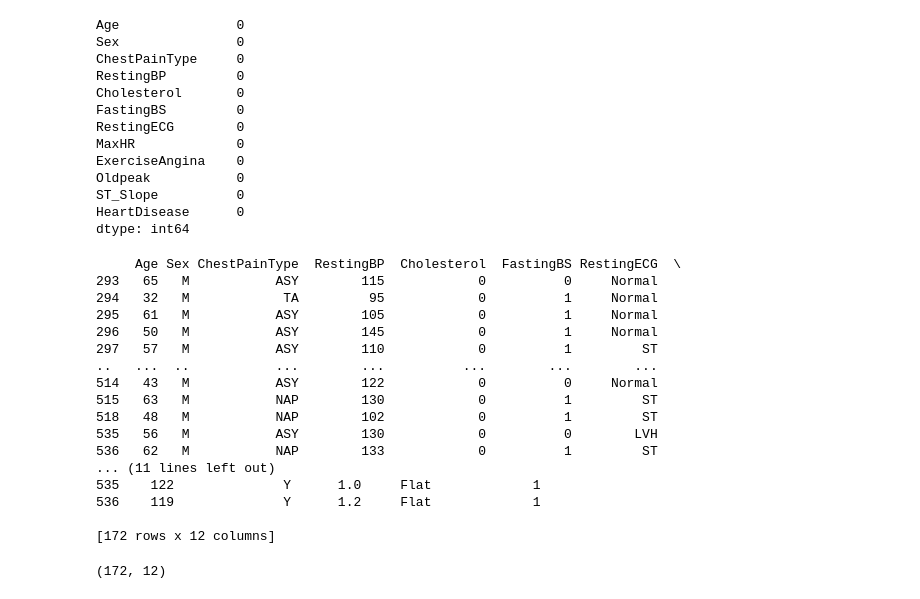
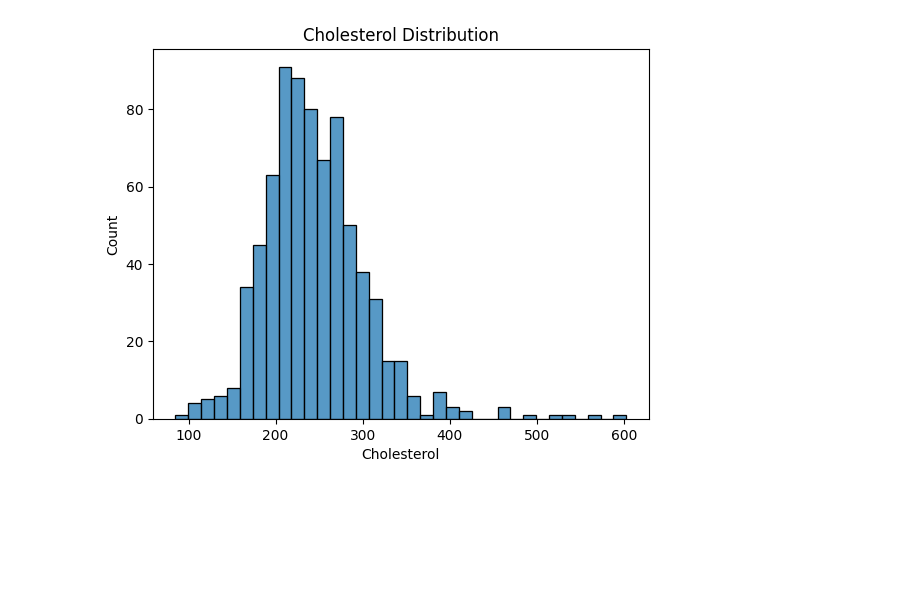
Before and after one commit to handrelos/heart-dataproject, a Jupyter notebook: heart-data-project.ipynb, the cells around one changed output. Drawn from its saved outputs; the diff is of its cells as text; code cells hidden in the pictures; blank space fills up the shorter version.

Commit message:
Distribution / Correlation Graphs

```diff
--- a/heart-data-project.ipynb
+++ b/heart-data-project.ipynb
@@ -52,48 +40,23 @@ max      6.200000      1.000000
 # %%
 #Checking for missing values
 
-df.isnull().sum()
+#df.isnull().sum()
-# %% [output]
-Age               0
-Sex               0
-ChestPainType     0
-RestingBP         0
-Cholesterol       0
-FastingBS         0
-RestingECG        0
-MaxHR             0
-ExerciseAngina    0
-Oldpeak           0
-ST_Slope          0
-HeartDisease      0
-dtype: int64
 # %%
 # Find rows where column 'B' is 0
 rows_zero = df.loc[df['Cholesterol'] == 0]
 
-print(rows_zero)
+#print(rows_zero)
 
 #172 rows of cholesterol "0" is an error.
 #how might we tackle this?
     #impute mean, mode, regression?
-    #remove those 172 data points?
-rows_zero.shape
+    #remove those 172 data points?   (we'll do this for now)
+#rows_zero.shape
-# %% [output]
-     Age Sex ChestPainType  RestingBP  Cholesterol  FastingBS RestingECG  \
-293   65   M           ASY        115            0          0     Normal
-294   32   M            TA         95            0          1     Normal
-295   61   M           ASY        105            0          1     Normal
-296   50   M           ASY        145            0          1     Normal
-297   57   M           ASY        110            0          1         ST
-..   ...  ..           ...        ...          ...        ...        ...
-514   43   M           ASY        122            0          0     Normal
-515   63   M           NAP        130            0          1         ST
-518   48   M           NAP        102            0          1         ST
-535   56   M           ASY        130            0          0        LVH
-536   62   M           NAP        133            0          1         ST
-... (11 lines left out)
-535    122              Y      1.0     Flat             1
-536    119              Y      1.2     Flat             1
-
-[172 rows x 12 columns]
-(172, 12)
+# %%
+new_df = df.loc[~df['Cholesterol'].eq(0)]   #df with dropped values of 0 cholesterol
+# %%
+plt.title("Cholesterol Distribution")
+sns.histplot(new_df['Cholesterol'])
+plt.show()
+# %% [output]
+[figure, added]
```
Also changed, not shown: parts of 6 cells of this notebook.
